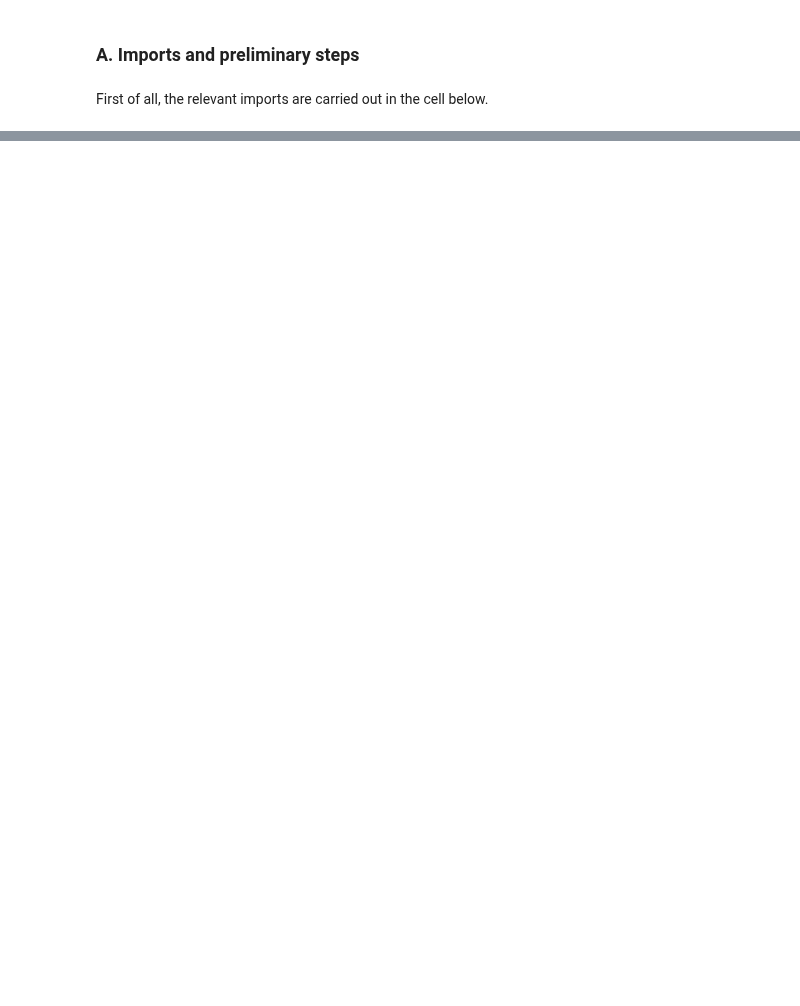
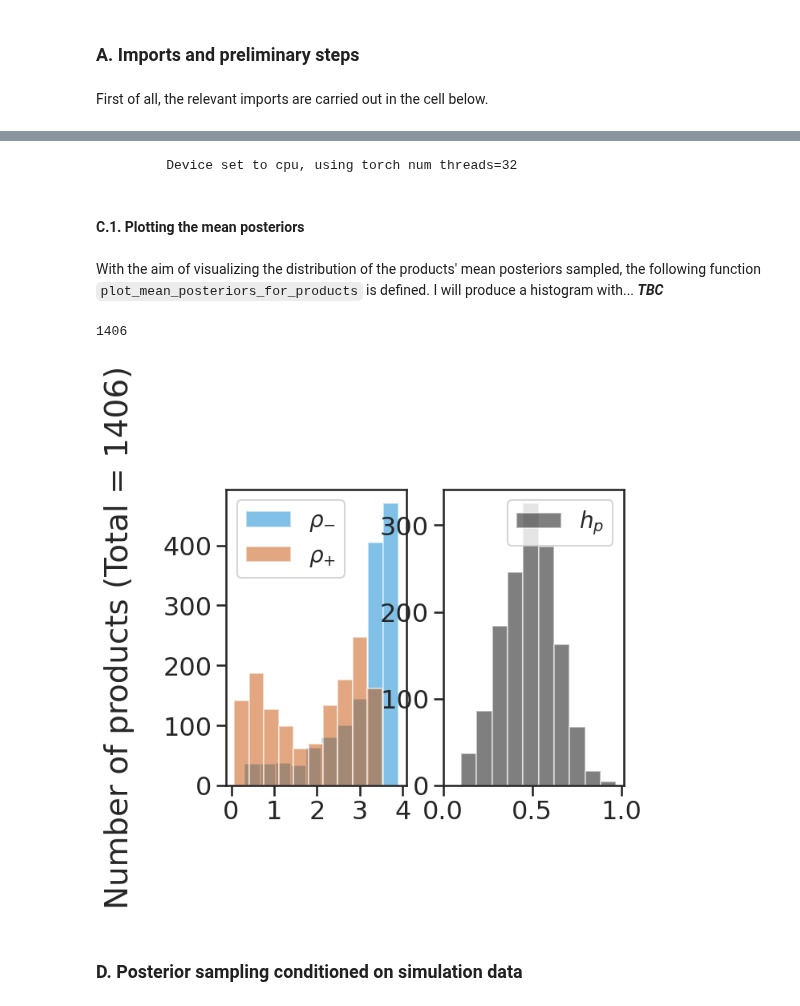
Before and after one commit to narendramukherjee/reputation-systems, a Jupyter notebook: snpe/tutorials/inference.ipynb, the cells around one changed output, grey strips where cells are left out. Drawn from its saved outputs; the diff is of its cells as text; code cells hidden in the pictures; blank space fills up the shorter version.

```diff
--- a/snpe/tutorials/inference.ipynb
+++ b/snpe/tutorials/inference.ipynb
@@ -213,0 +208,60 @@ posterior_samples = sample_posterior_with_observed("cuda", timeseries_data, 10,
+# %%
+posterior_samples = sample_posterior_with_observed(
+    "cpu", timeseries_data, 100, "marketplace", "timeseries")
+# %% [output]
+         Device set to cpu, using torch num threads=32
+# %% [markdown]
+#### C.1. Plotting the mean posteriors
+# %% [markdown]
+With the aim of visualizing the distribution of the products' mean posteriors sampled, the following function `plot_mean_posteriors_for_products` is defined. I will produce a histogram with... ___TBC___
+# %%
+len(np.mean(posterior_samples[:, :, 0], axis=0))
+
+# Efectivywonder, lo que suponias, calcula la media de todas las muestras obtenidas de un parámetro concreto para todos los productos, y las plotea como hist.
+# %% [output]
+1406
+# %%
+def plot_mean_posteriors_for_products(posterior_samples: np.ndarray) -> None:
+    fig, ax = plt.subplots(1, 2, squeeze=False)
+    ax[0, 0].hist(
+        np.mean(posterior_samples[:, :, 0], axis=0),
+        color=sns.xkcd_rgb["cerulean"],
+        alpha=0.5,
+        bins=10,
+        label=r"$\rho_{-}$",
+    )
+    ax[0, 0].hist(
+        np.mean(posterior_samples[:, :, 1], axis=0),
+        color=sns.xkcd_rgb["dark orange"],
+        alpha=0.5,
+        bins=10,
+        label=r"$\rho_{+}$",
+    )
+    ax[0, 1].hist(
+        np.mean(posterior_samples[:, :, 2], axis=0),
+        color=sns.xkcd_rgb["black"],
+        alpha=0.5,
+        bins=10,
+        label=r"$h_p$",
+    )
+    ax[0, 0].legend(fontsize=20)
+    ax[0, 1].legend(fontsize=20)
+    ax[0, 0].set_xticks([0, 1, 2, 3, 4])
+    ax[0, 1].set_xticks([0, 0.5, 1])
+    ax[0, 0].tick_params(axis="both", labelsize=23)
+    ax[0, 1].tick_params(axis="both", labelsize=23)
+    # add a big axis, hide frame
+    fig.add_subplot(111, frameon=False)
+    # hide tick and tick label of the big axis
+    plt.tick_params(labelcolor="none", top=False, bottom=False, left=False, right=False)
+    # plt.xlabel(r"$\rho_{-}, \rho_{+}$")
+    plt.ylabel(
+        f"Number of products (Total = {posterior_samples.shape[1]})", fontsize=28
+    )
+    fig.savefig(ARTIFACT_PATH / "mean_posteriors.png", bbox_inches="tight")
+# %%
+plot_mean_posteriors_for_products(posterior_samples)
+# %% [output]
+[figure, added]
+# %% [markdown]
+### D. Posterior sampling conditioned on simulation data
```
Also changed, not shown: parts of 27 cells of this notebook.
